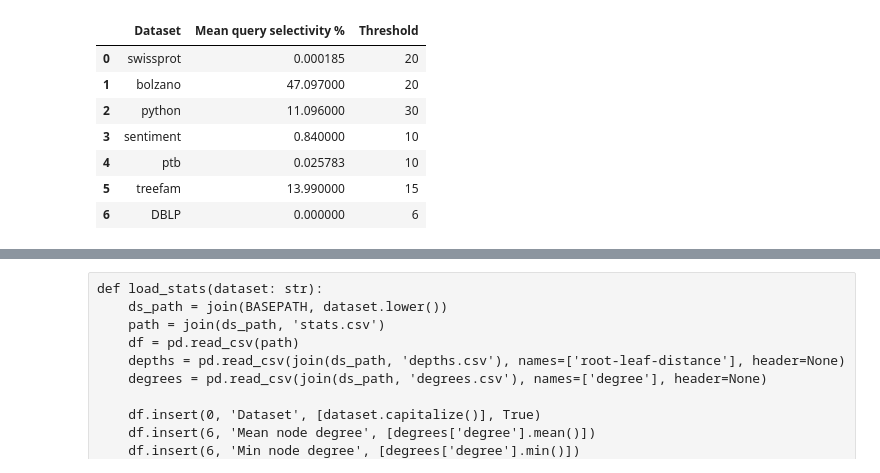
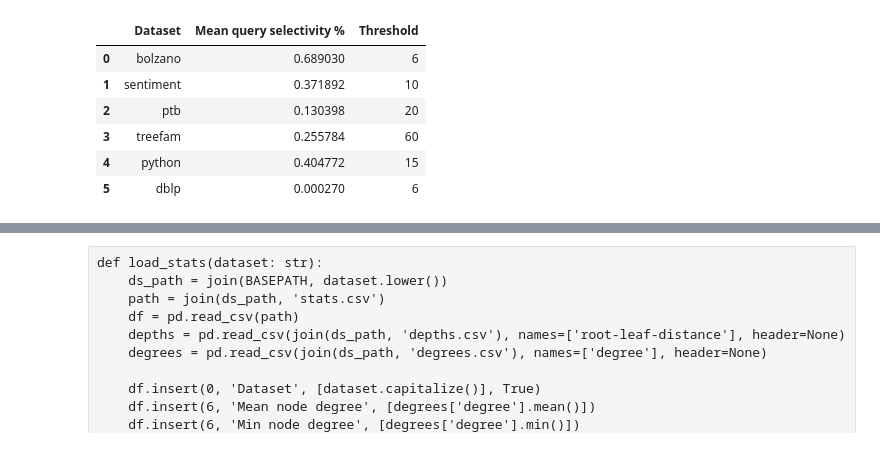
Before and after one commit to LukMRVC/tree-statistics, a Jupyter notebook: TED-viz.ipynb, the cells around one changed output, grey strips where cells are left out. Drawn from its saved outputs; the diff is of its cells as text; code cells hidden in the pictures.

Commit message:
Viz update with threshold and selectivities

```diff
--- a/TED-viz.ipynb
+++ b/TED-viz.ipynb
@@ -43,13 +43,16 @@ def load_dataset(dataset: str, threshold: int):
             selectivity_line = f.readline()
             rest = f.read()
 
-        sel = selectivity_line.split(':')[1]
-        sel = float(sel.rstrip('%\n'))
-        print(sel)
-        seldf = pd.DataFrame.from_dict({'selectivity': [sel] })
+            if not selectivity_line.startswith('Mean selectivi'):
+                rest = selectivity_line + rest
+
+        # sel = selectivity_line.split(':')[1]
+        # sel = float(sel.rstrip('%\n'))
+        # print(sel)
+        # seldf = pd.DataFrame.from_dict({'selectivity': [sel] })
         precision = pd.read_csv(StringIO(rest), delimiter=';')
-        algorithm_times[alg] = [df, precision, seldf, lb_df]
+        algorithm_times[alg] = [df, precision, lb_df]
     return algorithm_times
 # %%
 # tested_values= [('swissprot', 20), ('bolzano', 20), ('python', 30), ('sentiment', 10), ('ptb', 10), ('treefam', 15), ('DBLP', 6)]
-tested_values= [('bolzano', 8), ('sentiment', 10), ('ptb', 10), ('treefam', 20), ('python', 30)]
+tested_values= [('bolzano', 6), ('sentiment', 10), ('ptb', 20), ('treefam', 60), ('python', 15), ('dblp', 6)]
@@ -56,12 +63,11 @@ tested_values= [('bolzano', 8), ('sentiment', 10), ('ptb', 10), ('treefam', 20),
 # %%
-selectivities = [('swissprot', 0.0001851, 20), ('bolzano', 47.097, 20), ('python', 11.096, 30), ('sentiment', 0.840, 10), ('ptb', 0.0257827, 10), ('treefam', 13.99, 15), ('DBLP', 0, 6)]
+selectivities = [ (ds, float(dataframes[ds]['sed'][1]['Mean Selectivity'][0].rstrip('%') ), t) for ds, t in tested_values ]
 pd.DataFrame.from_records(selectivities, columns=['Dataset', 'Mean query selectivity %', 'Threshold'])
 # %% [output]
 |  | Dataset | Mean query selectivity % | Threshold |
-| 0 | swissprot | 0.000185 | 20 |
-| 1 | bolzano | 47.097000 | 20 |
-| 2 | python | 11.096000 | 30 |
-| 3 | sentiment | 0.840000 | 10 |
-| 4 | ptb | 0.025783 | 10 |
-| 5 | treefam | 13.990000 | 15 |
-| 6 | DBLP | 0.000000 | 6 |
+| 0 | bolzano | 0.689030 | 6 |
+| 1 | sentiment | 0.371892 | 10 |
+| 2 | ptb | 0.130398 | 20 |
+| 3 | treefam | 0.255784 | 60 |
+| 4 | python | 0.404772 | 15 |
+| 5 | dblp | 0.000270 | 6 |
```
Also changed, not shown: parts of 7 cells of this notebook, 7 other files.
